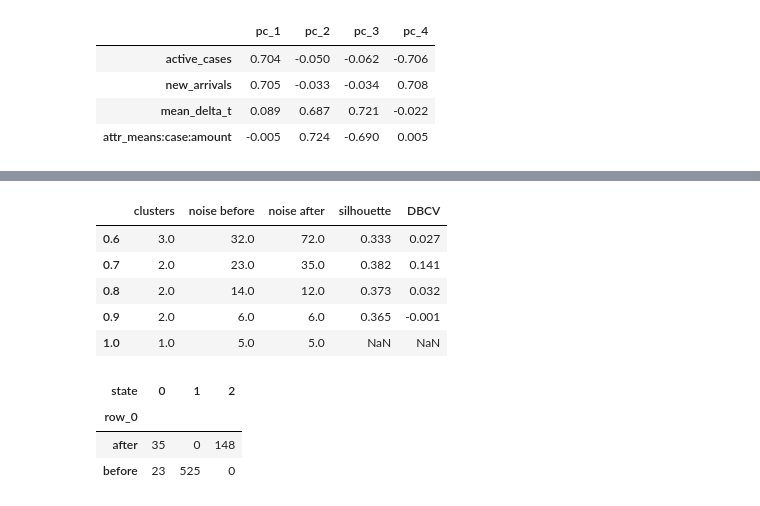
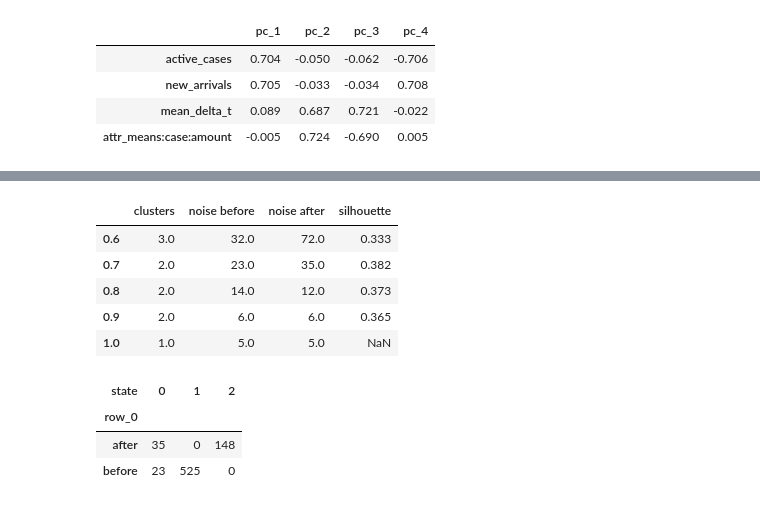
Before and after one commit to boraderen/thesis, a Jupyter notebook: notebooks/thesis/running_example_inter.ipynb, the cells around one changed output, grey strips where cells are left out. Drawn from its saved outputs; the diff is of its cells as text; code cells hidden in the pictures.

Commit message:
dbcv removed

```diff
--- a/notebooks/thesis/running_example_inter.ipynb
+++ b/notebooks/thesis/running_example_inter.ipynb
@@ -100,26 +100,25 @@ kairo.plot_dbscan_k_distance(scaled, min_samples=min_samples).show()
 # %%
 after = scaled["time:timestamp"] >= AMOUNT
 candidates = {}
 
 for eps in [0.6, 0.7, 0.8, 0.9, 1.0]:
     dbscan = kairo.compute_dbscan(scaled, eps=eps, min_samples=min_samples)
     states = kairo.get_dbscan_states(scaled, dbscan)
     clusters = states["cluster"].max() + 1
     candidates[eps] = {
         "clusters": clusters,
         "noise before": int(((states["cluster"] == -1) & ~after).sum()),
         "noise after": int(((states["cluster"] == -1) & after).sum()),
         "silhouette": kairo.compute_silhouette(scaled, states) if clusters > 1 else None,
-        "DBCV": kairo.compute_dbcv(scaled, states) if clusters > 1 else None,
     }
 pd.DataFrame(candidates).T
 # %% [output]
-|  | clusters | noise before | noise after | silhouette | DBCV |
-| 0.6 | 3.0 | 32.0 | 72.0 | 0.333 | 0.027 |
-| 0.7 | 2.0 | 23.0 | 35.0 | 0.382 | 0.141 |
-| 0.8 | 2.0 | 14.0 | 12.0 | 0.373 | 0.032 |
-| 0.9 | 2.0 | 6.0 | 6.0 | 0.365 | -0.001 |
-| 1.0 | 1.0 | 5.0 | 5.0 | NaN | NaN |
+|  | clusters | noise before | noise after | silhouette |
+| 0.6 | 3.0 | 32.0 | 72.0 | 0.333 |
+| 0.7 | 2.0 | 23.0 | 35.0 | 0.382 |
+| 0.8 | 2.0 | 14.0 | 12.0 | 0.373 |
+| 0.9 | 2.0 | 6.0 | 6.0 | 0.365 |
+| 1.0 | 1.0 | 5.0 | 5.0 | NaN |
 # %%
 eps = 0.7
 dbscan = kairo.compute_dbscan(scaled, eps=eps, min_samples=min_samples)
```
Also changed, not shown: parts of 1 cell of this notebook, 17 other files.
